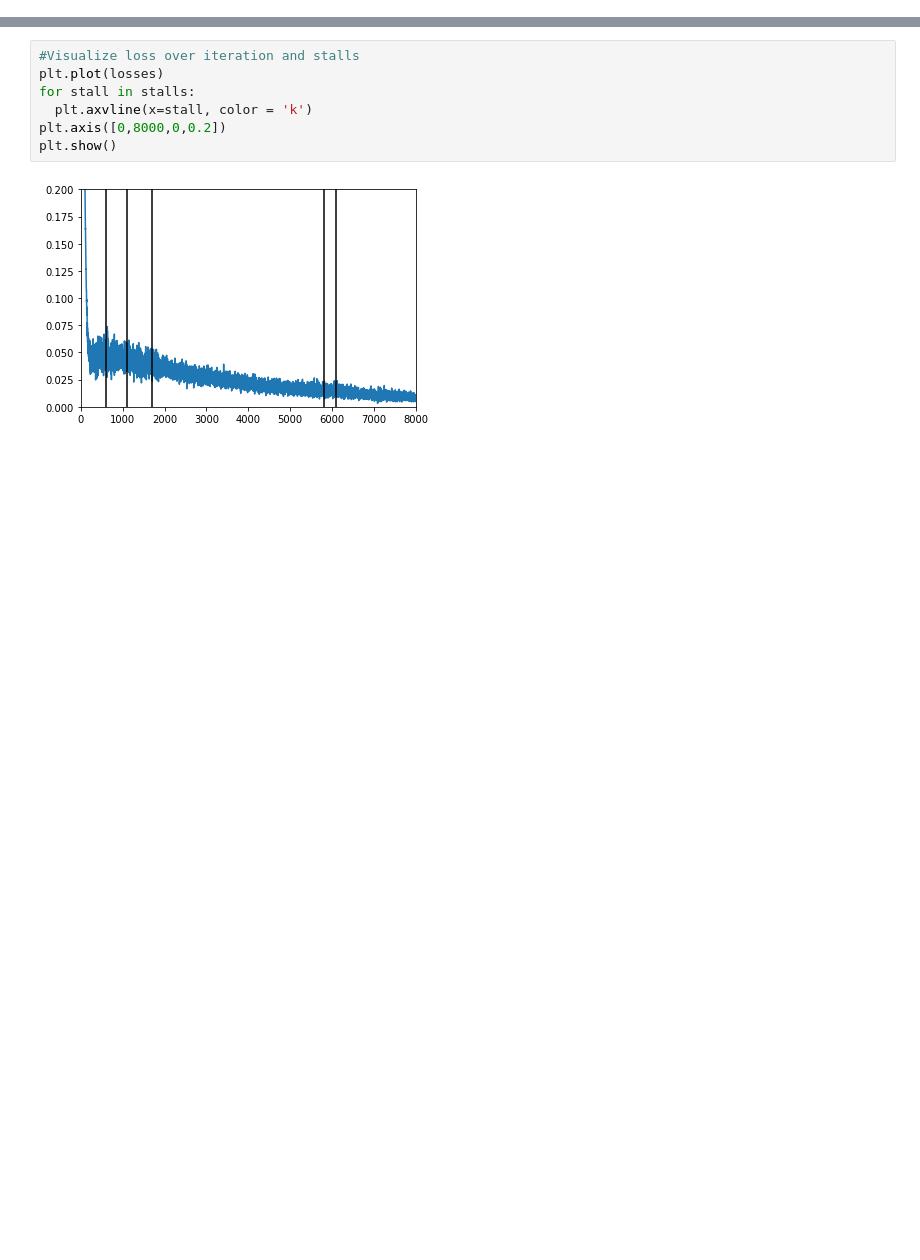
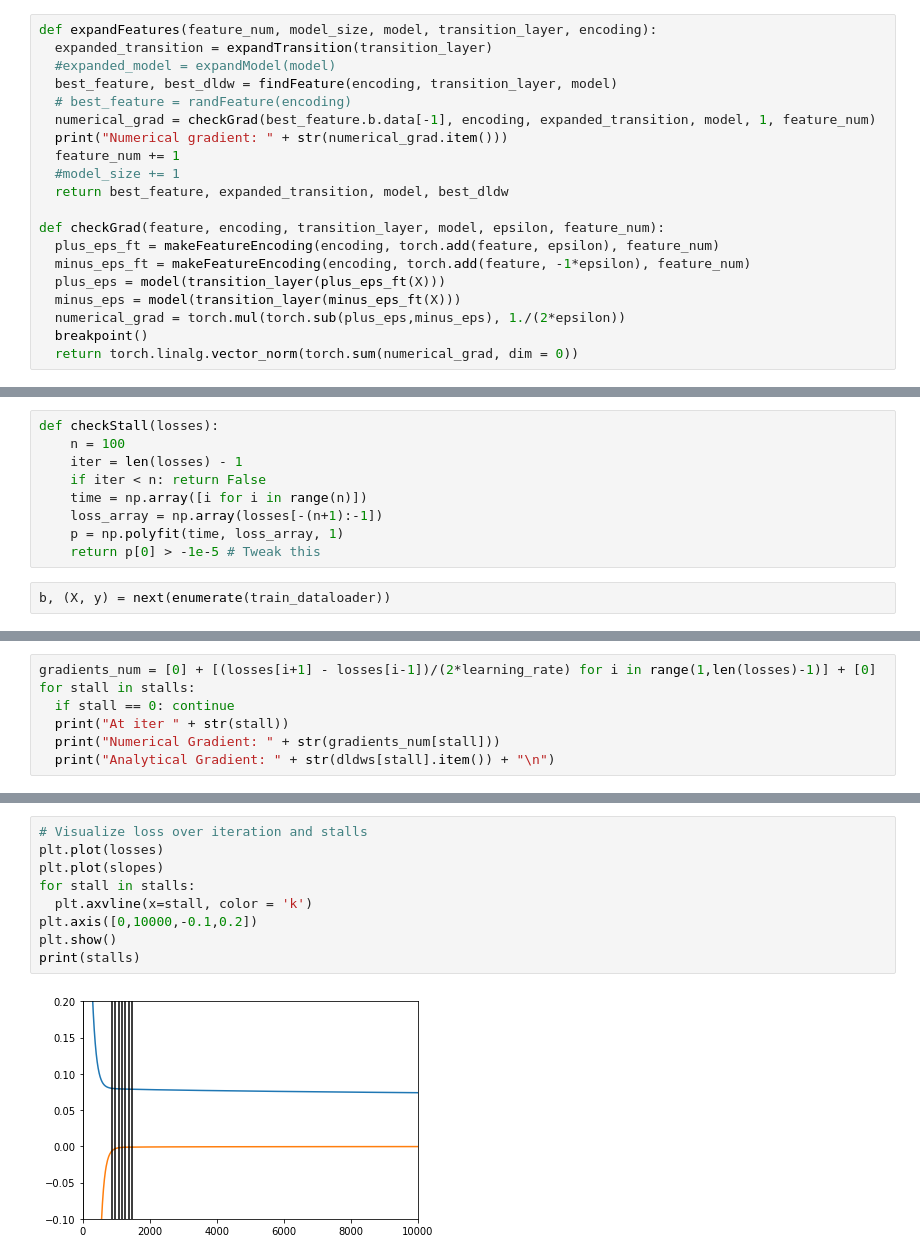
Before and after one commit to Atehortuajf/Random_RFF_Sampling, a Jupyter notebook: RFF_Sampling.ipynb, the cells around one changed output, grey strips where cells are left out. Saved outputs shown, nothing was run; the diff lists cells and outputs as text; blank space fills up the shorter version.

```diff
--- a/RFF_Sampling.ipynb
+++ b/RFF_Sampling.ipynb
@@ -166,0 +213,20 @@ def checkStall(losses):
+# %%
+def expandFeatures(feature_num, model_size, model, transition_layer, encoding):
+  expanded_transition = expandTransition(transition_layer)
+  #expanded_model = expandModel(model)
+  best_feature, best_dldw = findFeature(encoding, transition_layer, model)
+  # best_feature = randFeature(encoding)
+  numerical_grad = checkGrad(best_feature.b.data[-1], encoding, expanded_transition, model, 1, feature_num)
+  print("Numerical gradient: " + str(numerical_grad.item()))
+  feature_num += 1
+  #model_size += 1
+  return best_feature, expanded_transition, model, best_dldw
+
+def checkGrad(feature, encoding, transition_layer, model, epsilon, feature_num):
+  plus_eps_ft = makeFeatureEncoding(encoding, torch.add(feature, epsilon), feature_num)
+  minus_eps_ft = makeFeatureEncoding(encoding, torch.add(feature, -1*epsilon), feature_num)
+  plus_eps = model(transition_layer(plus_eps_ft(X)))
+  minus_eps = model(transition_layer(minus_eps_ft(X)))
+  numerical_grad = torch.mul(torch.sub(plus_eps,minus_eps), 1./(2*epsilon))
+  breakpoint()
+  return torch.linalg.vector_norm(torch.sum(numerical_grad, dim = 0))
@@ -167,2 +235,13 @@ def checkStall(losses):
+# %%
+def checkStall(losses):
+    n = 100
+    iter = len(losses) - 1
+    if iter < n: return False
+    time = np.array([i for i in range(n)])
+    loss_array = np.array(losses[-(n+1):-1])
+    p = np.polyfit(time, loss_array, 1)
+    return p[0] > -1e-5 # Tweak this
+# %%
+b, (X, y) = next(enumerate(train_dataloader))
 # %%
 #Training code
@@ -239,0 +313,7 @@ WARNING:matplotlib.image:Clipping input data to the valid range for imshow with
+# %%
+gradients_num = [0] + [(losses[i+1] - losses[i-1])/(2*learning_rate) for i in range(1,len(losses)-1)] + [0]
+for stall in stalls:
+  if stall == 0: continue
+  print("At iter " + str(stall))
+  print("Numerical Gradient: " + str(gradients_num[stall]))
+  print("Analytical Gradient: " + str(dldws[stall].item()) + "\n")
@@ -240,9 +349,11 @@ WARNING:matplotlib.image:Clipping input data to the valid range for imshow with
 # %%
-#Visualize loss over iteration and stalls
+# Visualize loss over iteration and stalls
 plt.plot(losses)
+plt.plot(slopes)
 for stall in stalls:
   plt.axvline(x=stall, color = 'k')
-plt.axis([0,8000,0,0.2])
+plt.axis([0,10000,-0.1,0.2])
 plt.show()
+print(stalls)
 # %% [output]
-[figure, old version]
+[figure, new version]
```
Also changed, not shown: parts of 22 cells of this notebook.
